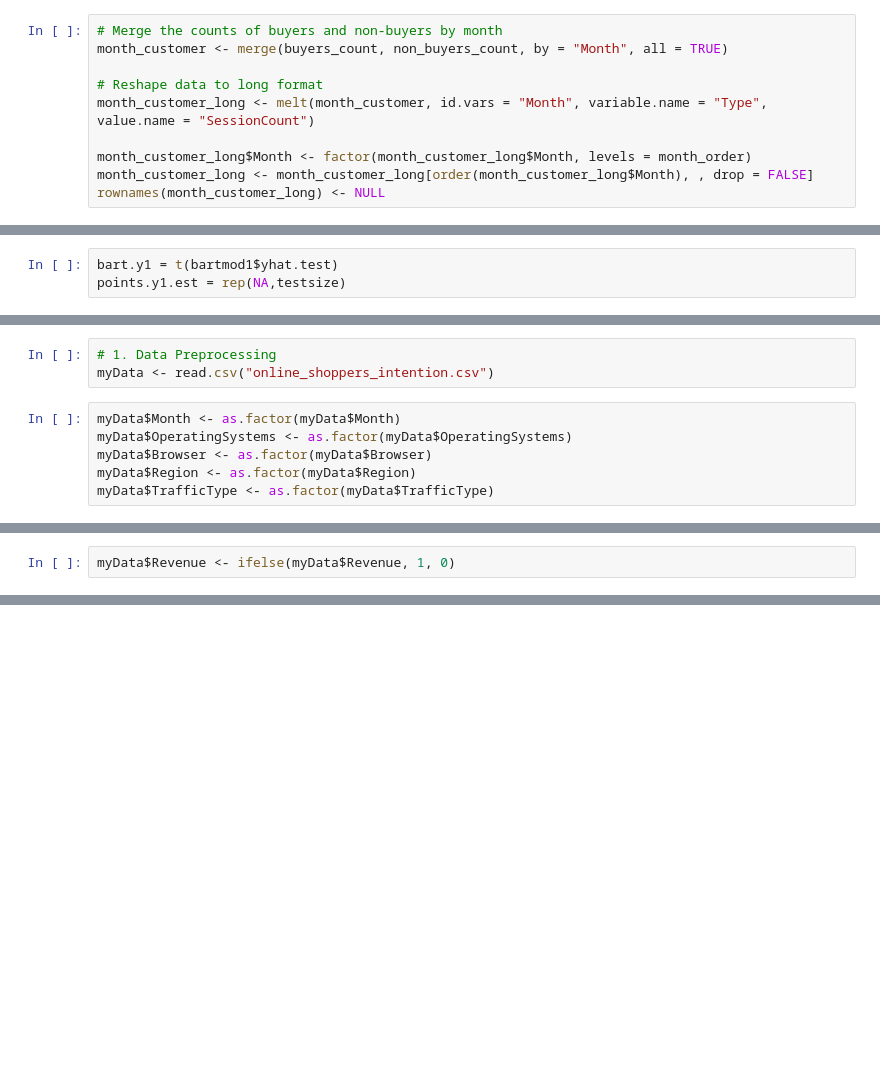
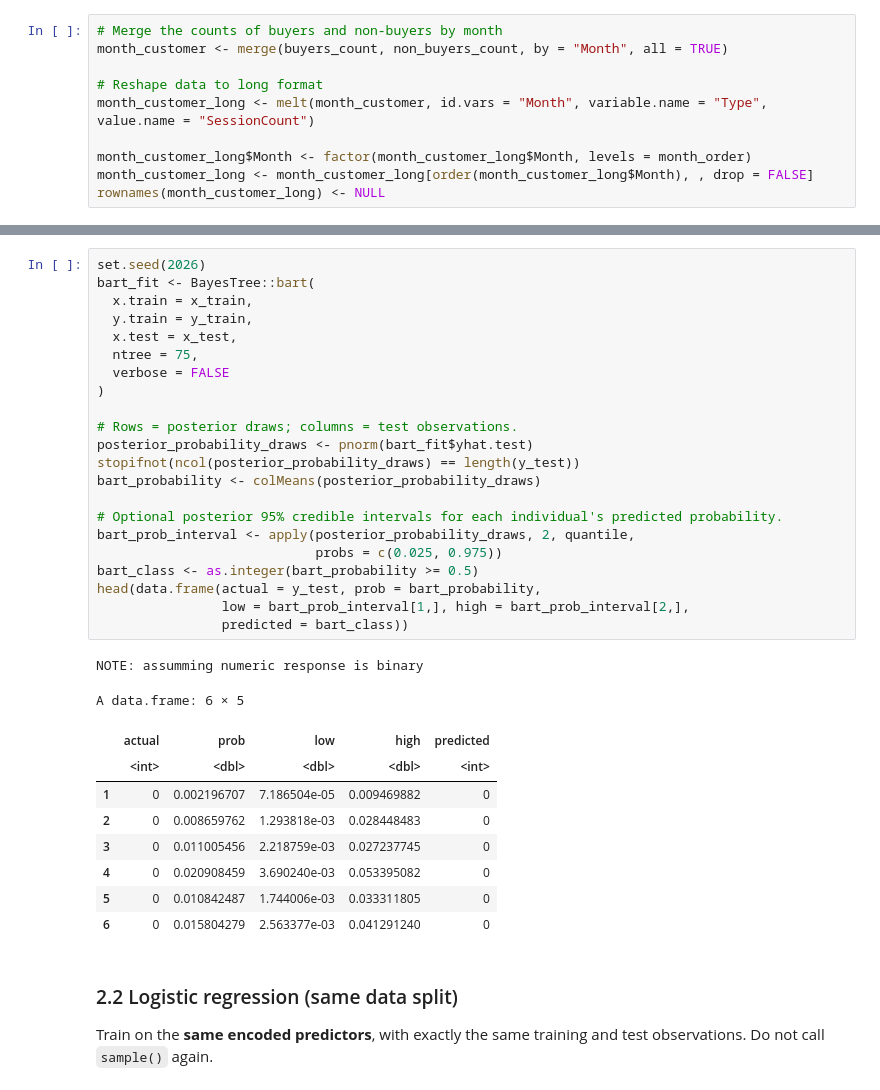
Before and after one commit to kellykhy/BART_student_research, a Jupyter notebook: BART_online_shoppers_intention.ipynb, the cells around one changed output, grey strips where cells are left out. Cells and saved outputs as stored; diff of their text form; blank space fills up the shorter version.

```diff
--- a/BART_online_shoppers_intention.ipynb
+++ b/BART_online_shoppers_intention.ipynb
@@ -443,3 +402,0 @@ NOTE: assumming numeric response is binary
-# %%
-bart.y1 = t(bartmod1$yhat.test)
-points.y1.est = rep(NA,testsize)
@@ -505,9 +402,0 @@ print(paste("F1 Score:", round(f1_score, 4)))
-# %%
-# 1. Data Preprocessing
-myData <- read.csv("online_shoppers_intention.csv")
-# %%
-myData$Month <- as.factor(myData$Month)
-myData$OperatingSystems <- as.factor(myData$OperatingSystems)
-myData$Browser <- as.factor(myData$Browser)
-myData$Region <- as.factor(myData$Region)
-myData$TrafficType <- as.factor(myData$TrafficType)
@@ -516,2 +402,0 @@ levels(myData$Month)[levels(myData$Month)=="June"] <- "Jun"
-# %%
-myData$Revenue <- ifelse(myData$Revenue, 1, 0)
@@ -583,0 +445,37 @@ print(paste("F1 Score:", round(f1_score, 4)))
+# %%
+set.seed(2026)
+bart_fit <- BayesTree::bart(
+  x.train = x_train,
+  y.train = y_train,
+  x.test = x_test,
+  ntree = 75,
+  verbose = FALSE
+)
+
+# Rows = posterior draws; columns = test observations.
+posterior_probability_draws <- pnorm(bart_fit$yhat.test)
+stopifnot(ncol(posterior_probability_draws) == length(y_test))
+bart_probability <- colMeans(posterior_probability_draws)
+
+# Optional posterior 95% credible intervals for each individual's predicted probability.
+bart_prob_interval <- apply(posterior_probability_draws, 2, quantile,
+                            probs = c(0.025, 0.975))
+bart_class <- as.integer(bart_probability >= 0.5)
+head(data.frame(actual = y_test, prob = bart_probability,
+                low = bart_prob_interval[1,], high = bart_prob_interval[2,],
+                predicted = bart_class))
+# %% [output]
+NOTE: assumming numeric response is binary
+A data.frame: 6 × 5
+|  | actual | prob | low | high | predicted |
+|  | <int> | <dbl> | <dbl> | <dbl> | <int> |
+| 1 | 0 | 0.002196707 | 7.186504e-05 | 0.009469882 | 0 |
+| 2 | 0 | 0.008659762 | 1.293818e-03 | 0.028448483 | 0 |
+| 3 | 0 | 0.011005456 | 2.218759e-03 | 0.027237745 | 0 |
+| 4 | 0 | 0.020908459 | 3.690240e-03 | 0.053395082 | 0 |
+| 5 | 0 | 0.010842487 | 1.744006e-03 | 0.033311805 | 0 |
+| 6 | 0 | 0.015804279 | 2.563377e-03 | 0.041291240 | 0 |
+# %% [markdown]
+### 2.2 Logistic regression (same data split)
+
+Train on the **same encoded predictors**, with exactly the same training and test observations. Do not call `sample()` again.
```
Also changed, not shown: parts of 38 cells of this notebook.
